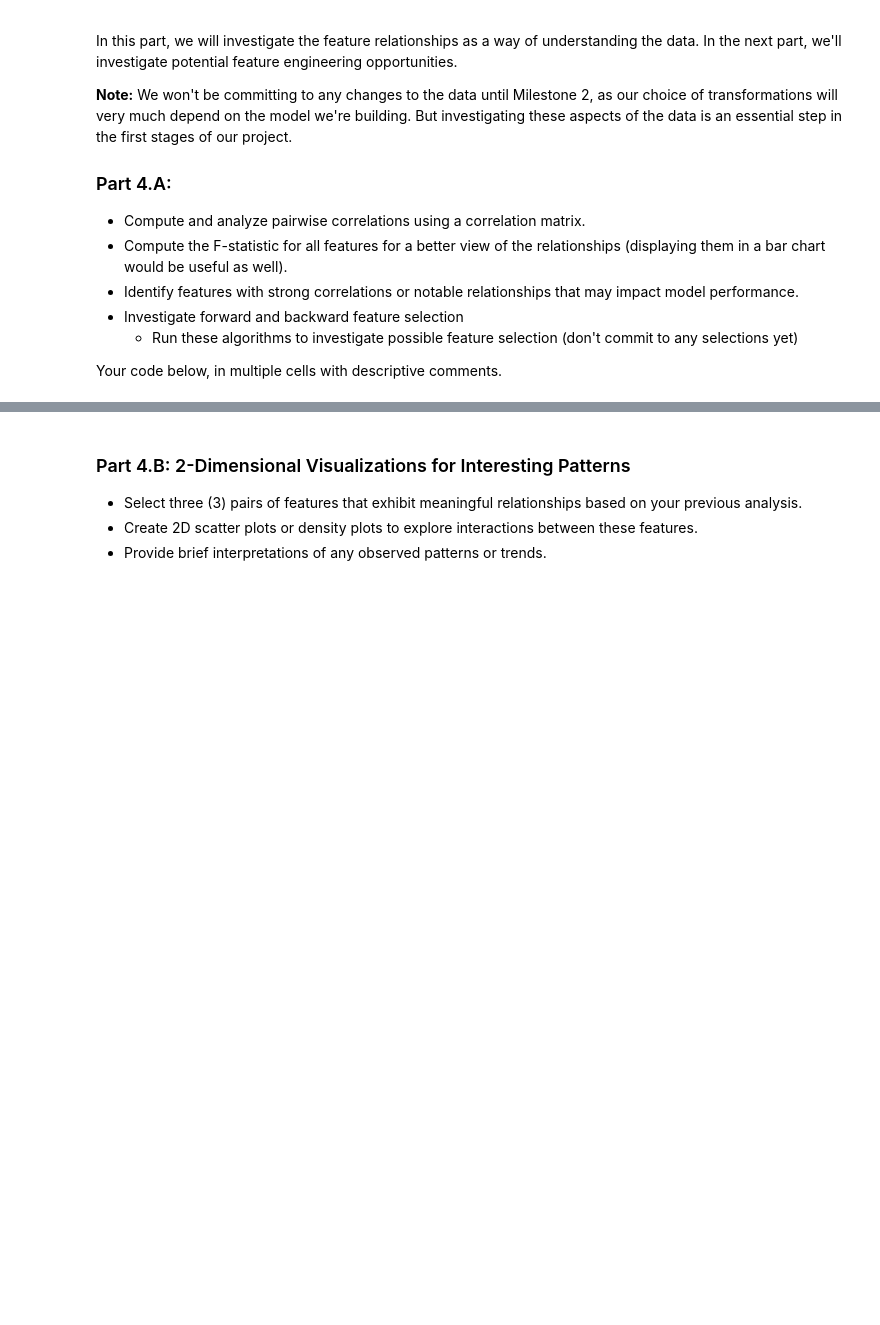
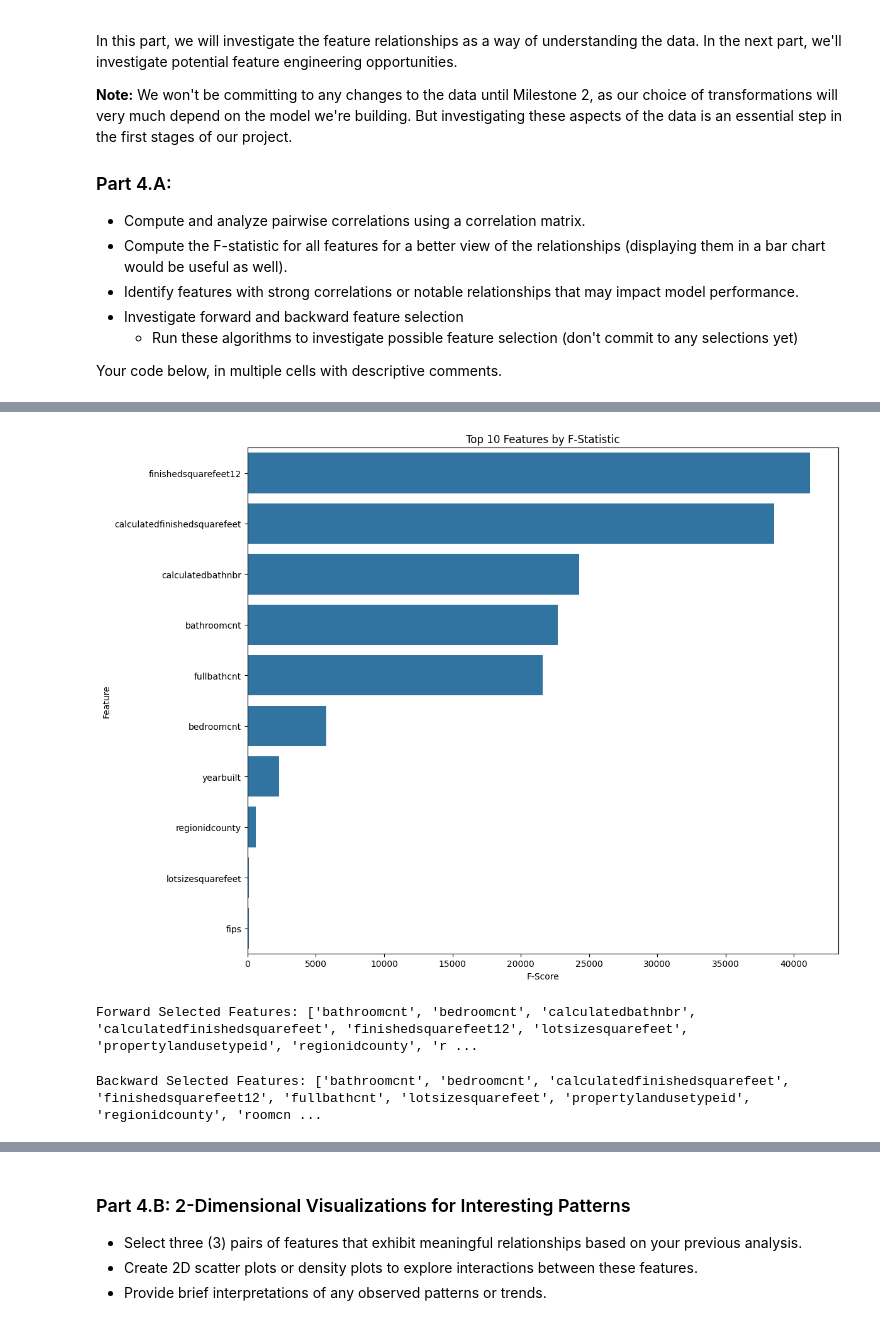
Before and after one commit to pr-rowe/MOD-3-MILESTONE-1, a Jupyter notebook: Milestone_01.ipynb, the cells around one changed output, grey strips where cells are left out. Cells and saved outputs as stored; diff of their text form; code cells hidden in the pictures; blank space fills up the shorter version.

```diff
--- a/Milestone_01.ipynb
+++ b/Milestone_01.ipynb
@@ -516,3 +572,41 @@ Your code below, in multiple cells with descriptive comments.
+# %%
+
+#f-statistics
+X = df_dropped.drop(columns=['taxvaluedollarcnt'])
+y = df_dropped['taxvaluedollarcnt']
+
+f_scores, p_values = f_regression(X, y)
+
+f_stats_df = pd.DataFrame({'Feature': X.columns, 'F-Score': f_scores, 'P-Value': p_values})
+f_stats_df = f_stats_df.sort_values(by='F-Score', ascending=False)
+
+plt.figure(figsize=(12, 9))
+sns.barplot(data=f_stats_df.head(10), x='F-Score', y='Feature')
+plt.title('Top 10 Features by F-Statistic')
+plt.tight_layout()
+plt.show()
+# %% [output]
+[figure, added]
+# %%
+
+model = LinearRegression()
+
+#forward selection
+forward = SequentialFeatureSelector(model, n_features_to_select=10, direction='forward')
+forward.fit(X, y)
+forward_selected = X.columns[forward.get_support()]
+print('Forward Selected Features:', list(forward_selected))
+# %% [output]
+Forward Selected Features: ['bathroomcnt', 'bedroomcnt', 'calculatedbathnbr', 'calculatedfinishedsquarefeet', 'finishedsquarefeet12', 'lotsizesquarefeet', 'propertylandusetypeid', 'regionidcounty', 'r ...
+# %%
+
+#backward selection
+backward = SequentialFeatureSelector(model, n_features_to_select=10, direction='backward')
+backward.fit(X, y)
+backward_selected = X.columns[backward.get_support()]
+print('Backward Selected Features:', list(backward_selected))
+# %% [output]
+Backward Selected Features: ['bathroomcnt', 'bedroomcnt', 'calculatedfinishedsquarefeet', 'finishedsquarefeet12', 'fullbathcnt', 'lotsizesquarefeet', 'propertylandusetypeid', 'regionidcounty', 'roomcn ...
 # %% [markdown]
 #### **4.A Discussion:**  Describe in a paragraph what you see in the feature relationships and correlations.
 
```
Also changed, not shown: parts of 20 cells of this notebook.
